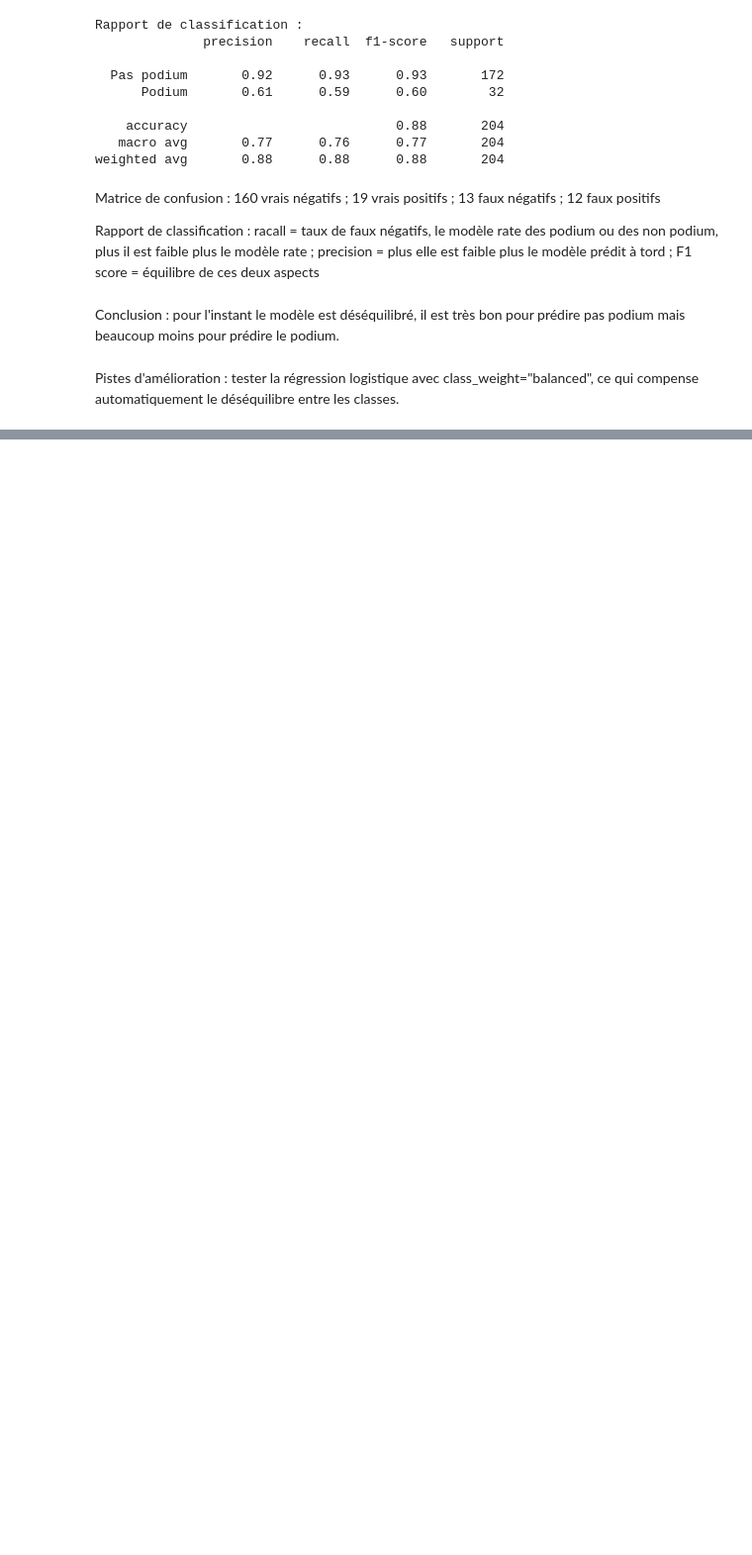
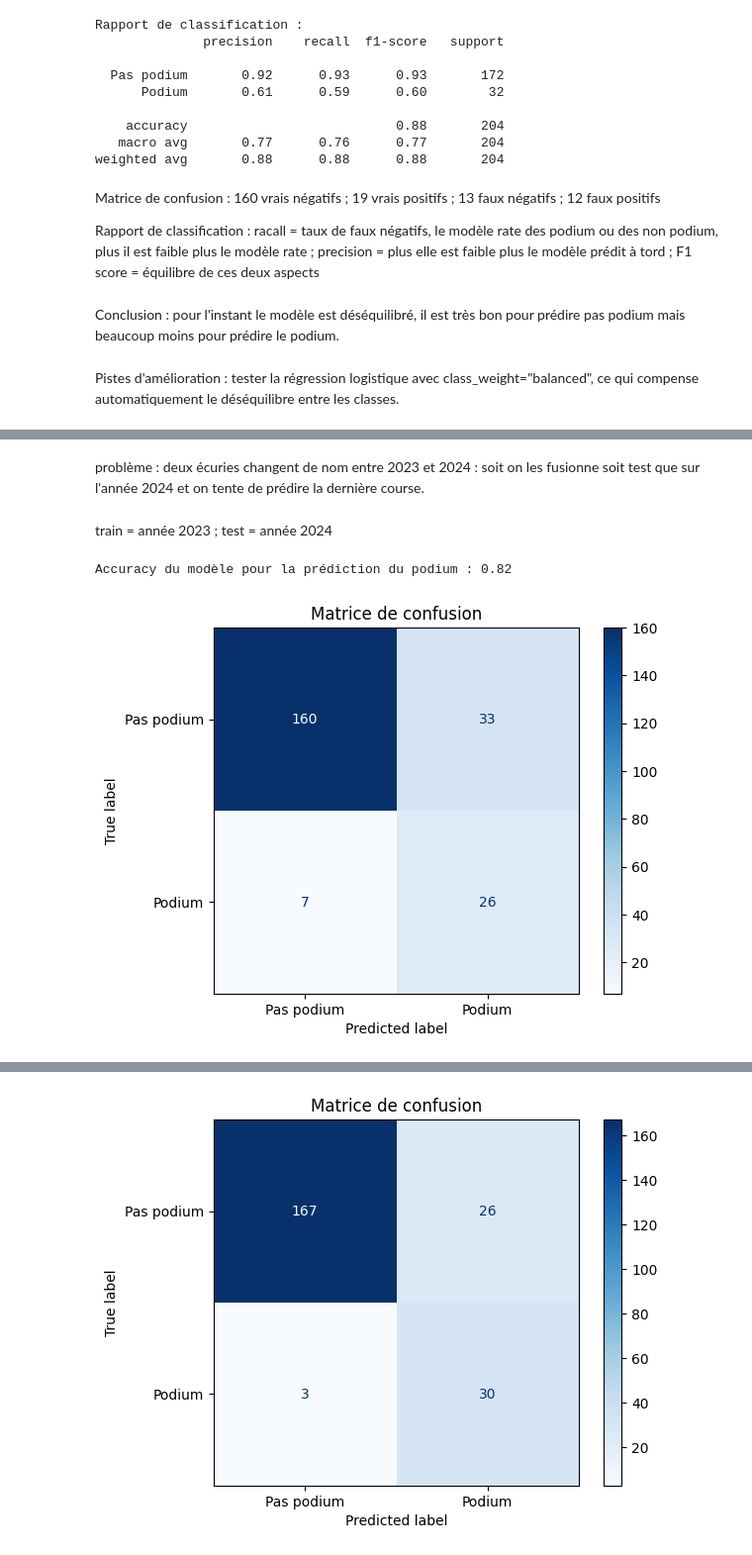
Before and after one commit to Emma1906/Projet-Info-1A, a Jupyter notebook: Problématique.ipynb, the cells around one changed output, grey strips where cells are left out. Shown: that part at 99% size. Cells and saved outputs as stored; diff of their text form; code cells hidden in the pictures; blank space fills up the shorter version.

```diff
--- a/Problématique.ipynb
+++ b/Problématique.ipynb
@@ -96,7 +97,8 @@ name_y = nom de constructeur
 # %% [markdown]
 Variables utilisées pour la régression logistique
 # %%
-# Nombre de victoires par pilote
+
+"""# Nombre de victoires par pilote
 nb_victoire_2_ans = df[df["positionOrder"] == 1].groupby("nom_complet").size()
 # Ajouter un nom à la Série pour pouvoir la fusionner
 nb_victoire_2_ans.name = 'nb_victoire_2_ans'
@@ -105,8 +107,7 @@ if 'nb_victoire_2_ans' in df.columns:
     df = df.drop(columns=['nb_victoire_2_ans'])
 
 df = df.merge(nb_victoire_2_ans, on = "nom_complet", how = "left")
-df["nb_victoire_2_ans"] = df["nb_victoire_2_ans"].fillna(0)
-
+df["nb_victoire_2_ans"] = df["nb_victoire_2_ans"].fillna(0)"""
 
 # Nombre de podium par pilote
 nb_podium_2_ans = df[(df["positionOrder"] == 1) | (df["positionOrder"] == 2)\
@@ -140,7 +141,7 @@ df = pd.concat([df, ecuries_encoded], axis=1)
 # Convertir tout booléen en int (True → 1, False → 0)
 df = df.astype({col: int for col in df.select_dtypes(include='bool').columns})
 
-# Position actuelle dans le championnat
+# Position dans les championnats en 2023 et 2024
 # correspond à  la variable position de la table driver standings
 
 # Afficher les colonnes du DataFrame
@@ -281,6 +282,14 @@ plt.show()
 # 2. Rapport de classification
 print("Rapport de classification :")
 print(classification_report(y_test, y_pred, target_names=["Pas podium", "Podium"]))
+
+# Connaître le poids de chaque variable
+
+coef_df = pd.DataFrame({
+    'feature': X.columns,
+    'coefficient': model.coef_[0]
+}).sort_values(by='coefficient', ascending=False)
+print(coef_df)
 # %% [output]
 Accuracy du modèle pour la prédiction du podium : 0.85
 [figure]
@@ -295,0 +313,60 @@ weighted avg       0.90      0.85      0.87       204
+# %% [markdown]
+problème : deux écuries changent de nom entre 2023 et 2024 : soit on les fusionne soit test que sur l'année 2024 et on tente de prédire la dernière course.
+# %% [markdown]
+ train = année 2023 ; test = année 2024
+# %%
+from sklearn.model_selection import TimeSeriesSplit
+from sklearn.linear_model import LogisticRegression
+from sklearn.model_selection import train_test_split
+from sklearn.metrics import accuracy_score
+
+# 1. Variable cible : sur le podium ou non
+df["sur_podium"] = df["positionOrder"].isin([1, 2, 3]).astype(int)
+
+# 2. Convertir les booléens en 0/1
+df = df.astype({col: int for col in df.select_dtypes(include='bool').columns})
+
+# 3. Définir les features (X) et la cible (y)
+colonnes_a_exclure = ['raceId', 'year', 'name_x', 'name_y', 'nom_complet', 'ecurie', 'sur_podium', 'positionOrder']
+X = df.drop(columns=colonnes_a_exclure)
+y = df['sur_podium']
+# traiter les valeurs manquantes
+X = X.fillna(0)
+
+# 4. Séparation train/test avec TimeSeriesSplit
+tscv = TimeSeriesSplit(n_splits=2)  # Divisez les données en 2 ensembles temporels
+
+for train_index, test_index in tscv.split(X):
+    X_train, X_test = X.iloc[train_index], X.iloc[test_index]
+    y_train, y_test = y.iloc[train_index], y.iloc[test_index]
+    # 5. Entraîner le modèle
+    model = LogisticRegression(max_iter=1000, class_weight="balanced")
+    model.fit(X_train, y_train)
+
+    # 6. Prédictions
+    y_pred = model.predict(X_test)
+
+    # 7. Évaluation
+    accuracy = accuracy_score(y_test, y_pred)
+    print(f"Accuracy du modèle pour la prédiction du podium : {accuracy:.2f}")
+
+    # Matrice de confusion
+    cm = confusion_matrix(y_test, y_pred)
+    disp = ConfusionMatrixDisplay(confusion_matrix=cm, display_labels=["Pas podium", "Podium"])
+    disp.plot(cmap="Blues")
+    plt.title("Matrice de confusion")
+    plt.show()
+
+    # Rapport de classification
+    print("Rapport de classification :")
+    print(classification_report(y_test, y_pred, target_names=["Pas podium", "Podium"]))
+
+    # Poids des variables
+    coef_df = pd.DataFrame({
+        'feature': X.columns,
+        'coefficient': model.coef_[0]
+    }).sort_values(by='coefficient', ascending=False)
+    print(coef_df)
+# %% [output]
+Accuracy du modèle pour la prédiction du podium : 0.82
+[figure, added]
@@ -295,0 +390 @@ weighted avg       0.90      0.85      0.87       204
+[figure, added]
```
Also changed, not shown: parts of 5 cells of this notebook.
